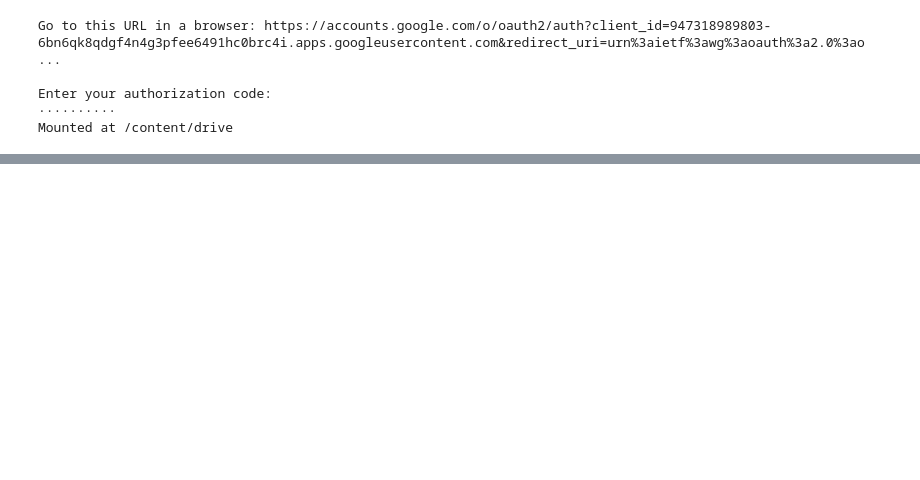
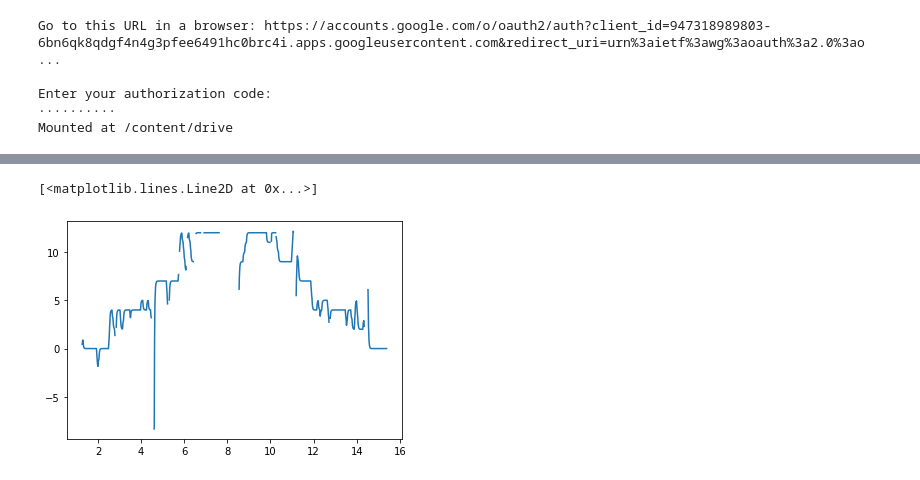
Before and after one commit to Kodhandarama/Audio_Analysis, a Jupyter notebook: pitch_contour.ipynb, the cells around one changed output, grey strips where cells are left out. Saved outputs shown, nothing was run; the diff lists cells and outputs as text; code cells hidden in the pictures; blank space fills up the shorter version.

```diff
--- a/pitch_contour.ipynb
+++ b/pitch_contour.ipynb
@@ -70,0 +109,5 @@ a.spectrogram(plot=True)
+# %%
+ plt.plot(surabhi.time,n)
+# %% [output]
+[<matplotlib.lines.Line2D at 0x...>]
+[figure, added]
```
Also changed, not shown: parts of 14 cells of this notebook.
